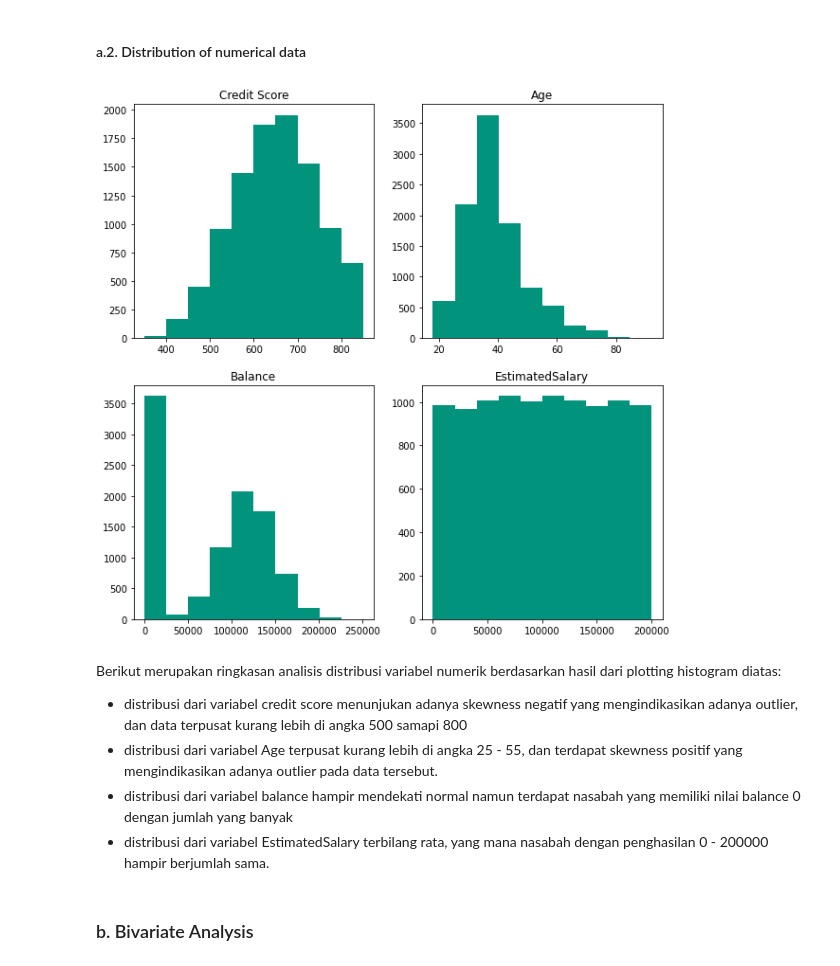
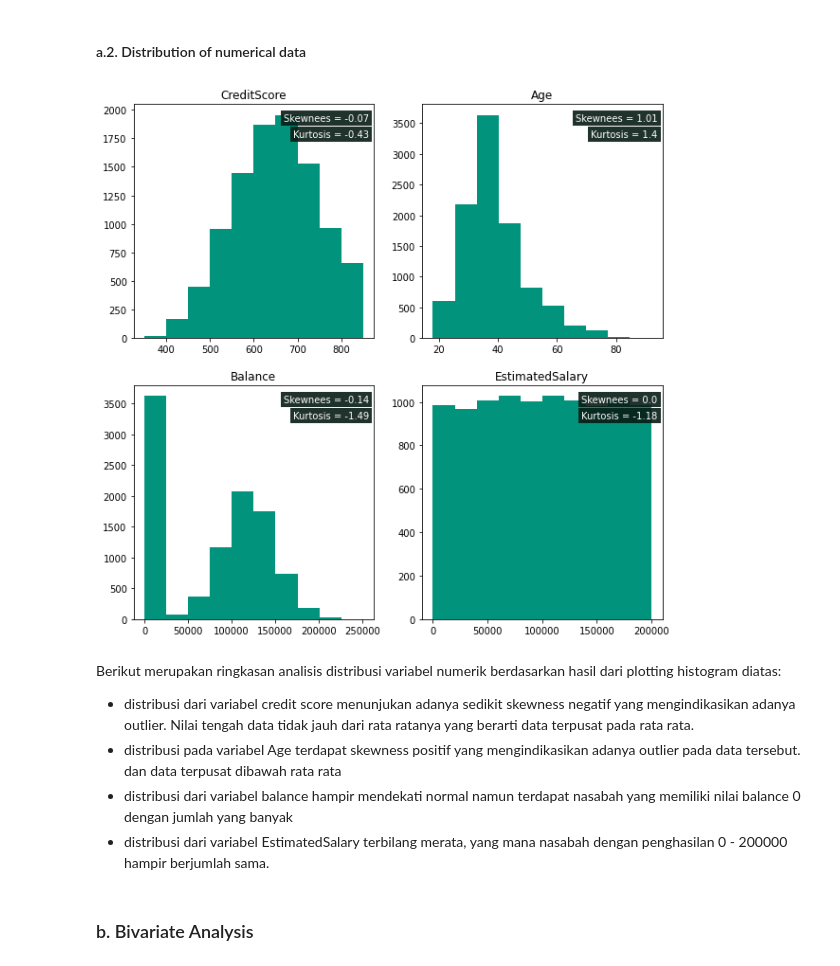
Before and after one commit to fatihdq/Customer-churn-prediction, a Jupyter notebook: bank_customers_churn_prediction.ipynb, the cells around one changed output. Drawn from its saved outputs; the diff is of its cells as text; code cells hidden in the pictures.

```diff
--- a/bank_customers_churn_prediction.ipynb
+++ b/bank_customers_churn_prediction.ipynb
@@ -243,32 +243,28 @@ Jumlah nasabah yang tutup akun :  2037
 Kita dapat melihat distribusi dari variabel target tidak seimbang yang mana jumlah nasabah yang tutup akun lebih sedikit (20.37%) dari nasabah yang tetap berada di bank (79.63%)
 # %% [markdown]
 #### a.2. Distribution of numerical data
-# %%
-num_df = dataset[['CreditScore','Age','Balance','EstimatedSalary']]
-
-fig, ax = plt.subplots(nrows=2,ncols=2,figsize=(10,10))
-
-ax[0][0].hist(num_df['CreditScore'],color='#01937C')
-ax[0][0].set_title("Credit Score")
-
-ax[0][1].hist(num_df['Age'],color='#01937C')
-ax[0][1].set_title("Age")
-
-ax[1][0].hist(num_df['Balance'],color='#01937C')
-ax[1][0].set_title("Balance")
-
-ax[1][1].hist(num_df['EstimatedSalary'],color='#01937C')
-ax[1][1].set_title("EstimatedSalary")
-
-plt.show()
-# %% [output]
-[figure, removed]
+# %%
+num_df = dataset[['CreditScore','Age','Balance','EstimatedSalary']]
+
+fig, ax = plt.subplots(nrows=2,ncols=2,figsize=(10,10))
+i=0
+for r in range(0,2):
+    for c in range(0,2):
+        ax[r][c].set_title(num_df.columns[i])
+        ax[r][c].hist(num_df.iloc[:,i],color='#01937C')
+        ax[r][c].text(0.98,0.96,'Skewnees = '+str(round(num_df.iloc[:,i].skew(),2)),color='white', ha='right', va='top',transform=ax[r][c].transAxes,
+                     bbox={'facecolor': '#081c15', 'alpha': 0.9, 'pad': 3, 'edgecolor':'None'})
+        ax[r][c].text(0.98,0.89,'Kurtosis = '+str(round(num_df.iloc[:,i].kurt(),2)),color='white', ha='right', va='top',transform=ax[r][c].transAxes,
+                     bbox={'facecolor': '#081c15', 'alpha': 0.9, 'pad': 3, 'edgecolor':'None'})
+        i+=1
+# %% [output]
+[figure, added]
 # %% [markdown]
 Berikut merupakan ringkasan analisis distribusi variabel numerik berdasarkan hasil dari plotting histogram diatas:
-- distribusi dari variabel credit score menunjukan adanya skewness negatif yang mengindikasikan adanya outlier, dan data terpusat kurang lebih di angka 500 samapi 800
-- distribusi dari variabel Age terpusat kurang lebih di angka 25 - 55, dan terdapat skewness positif yang mengindikasikan adanya outlier pada data tersebut.
+- distribusi dari variabel credit score menunjukan adanya sedikit skewness negatif yang mengindikasikan adanya outlier. Nilai tengah data tidak jauh dari rata ratanya yang berarti data terpusat pada rata rata.
+- distribusi pada variabel Age terdapat skewness positif yang mengindikasikan adanya outlier pada data tersebut. dan data terpusat dibawah rata rata
 - distribusi dari variabel balance hampir mendekati normal namun terdapat nasabah yang memiliki nilai balance 0 dengan jumlah yang banyak
-- distribusi dari variabel EstimatedSalary terbilang rata, yang mana nasabah dengan penghasilan 0 - 200000 hampir berjumlah sama.
+- distribusi dari variabel EstimatedSalary terbilang merata, yang mana nasabah dengan penghasilan 0 - 200000 hampir berjumlah sama.
 # %% [markdown]
 ### b. Bivariate Analysis
 # %% [markdown]
```
Also changed, not shown: parts of 70 cells of this notebook, 9 other files.
